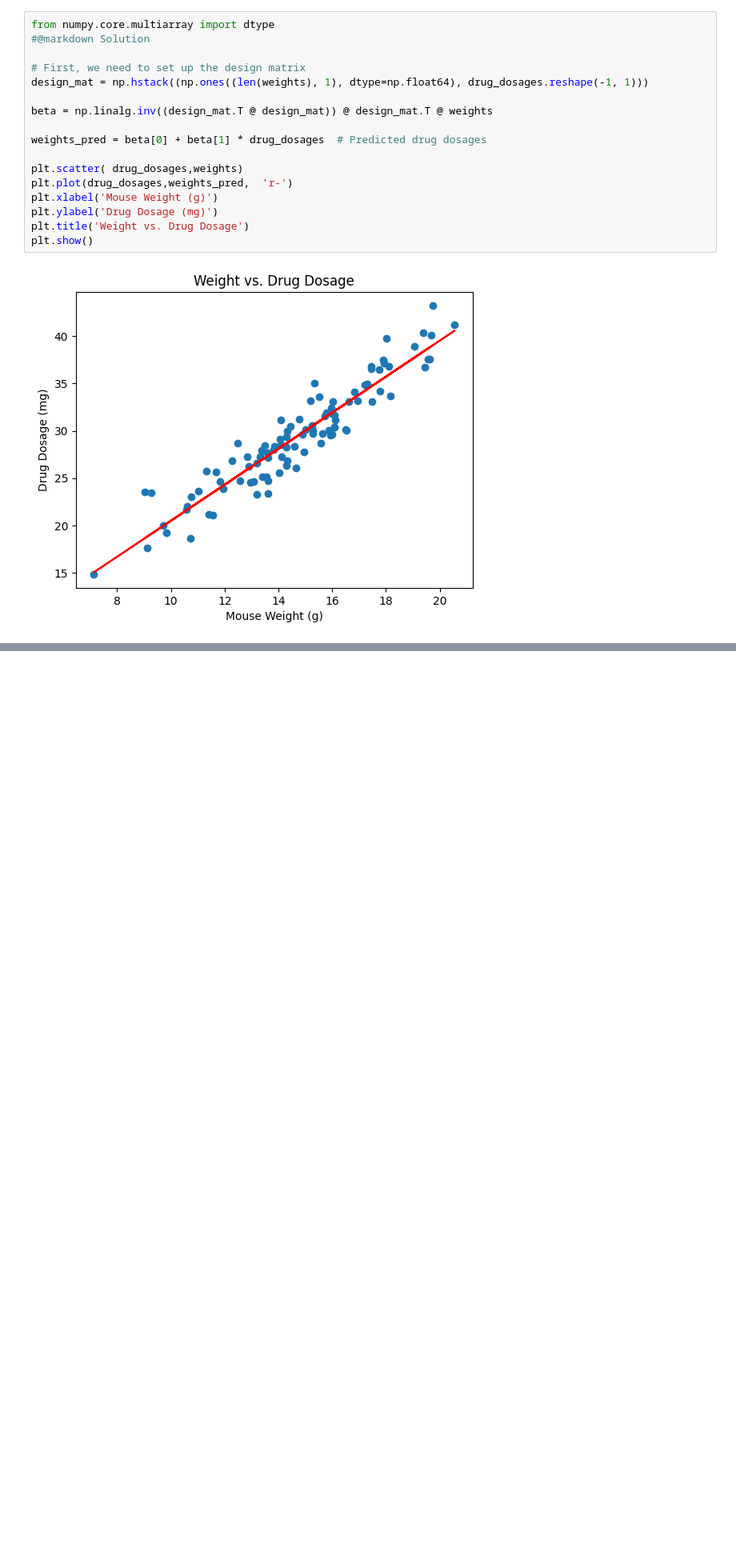
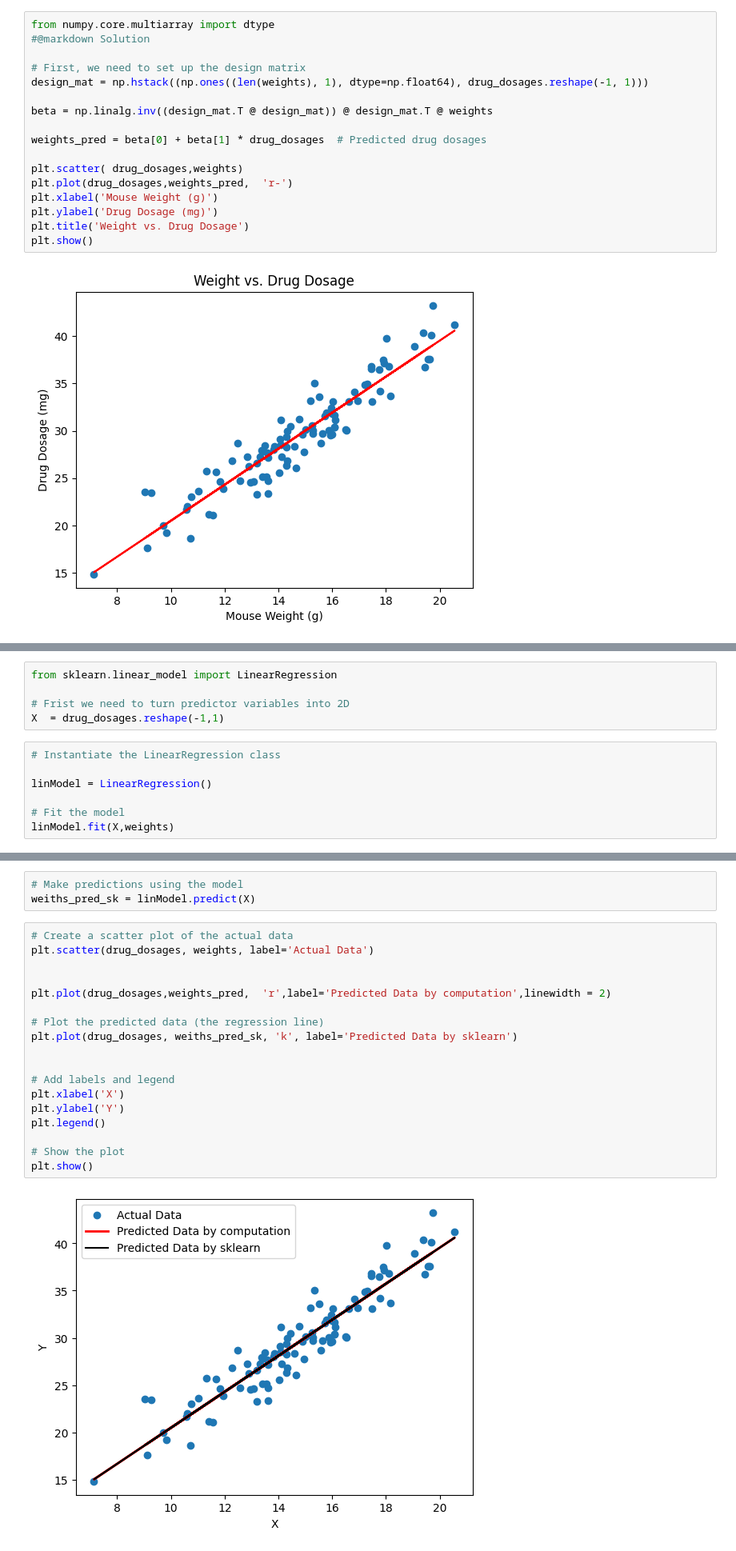
Before and after one commit to MiladQolami/Mathematical-tools-for-neuroscience, a Jupyter notebook: Machine_Learning/LinearRegression.ipynb, the cells around one changed output, grey strips where cells are left out. Shown at 80% size. Cells and saved outputs as stored; diff of their text form; blank space fills up the shorter version.

```diff
--- a/Machine_Learning/LinearRegression.ipynb
+++ b/Machine_Learning/LinearRegression.ipynb
@@ -82,0 +87,12 @@ plt.show()
+# %%
+from sklearn.linear_model import LinearRegression
+
+# Frist we need to turn predictor variables into 2D
+X  = drug_dosages.reshape(-1,1)
+# %%
+# Instantiate the LinearRegression class
+
+linModel = LinearRegression()
+
+# Fit the model
+linModel.fit(X,weights)
@@ -82,0 +111,23 @@ plt.show()
+# %%
+# Make predictions using the model
+weiths_pred_sk = linModel.predict(X)
+# %%
+# Create a scatter plot of the actual data
+plt.scatter(drug_dosages, weights, label='Actual Data')
+
+
+plt.plot(drug_dosages,weights_pred,  'r',label='Predicted Data by computation',linewidth = 2)
+
+# Plot the predicted data (the regression line)
+plt.plot(drug_dosages, weiths_pred_sk, 'k', label='Predicted Data by sklearn')
+
+
+# Add labels and legend
+plt.xlabel('X')
+plt.ylabel('Y')
+plt.legend()
+
+# Show the plot
+plt.show()
+# %% [output]
+[figure, added]
```
Also changed, not shown: parts of 4 cells of this notebook.
